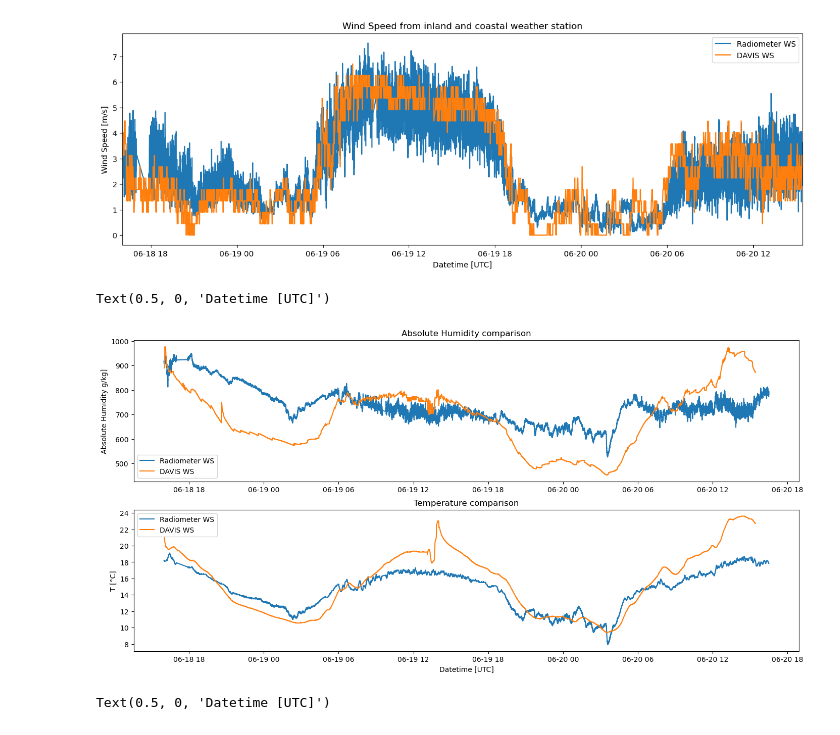
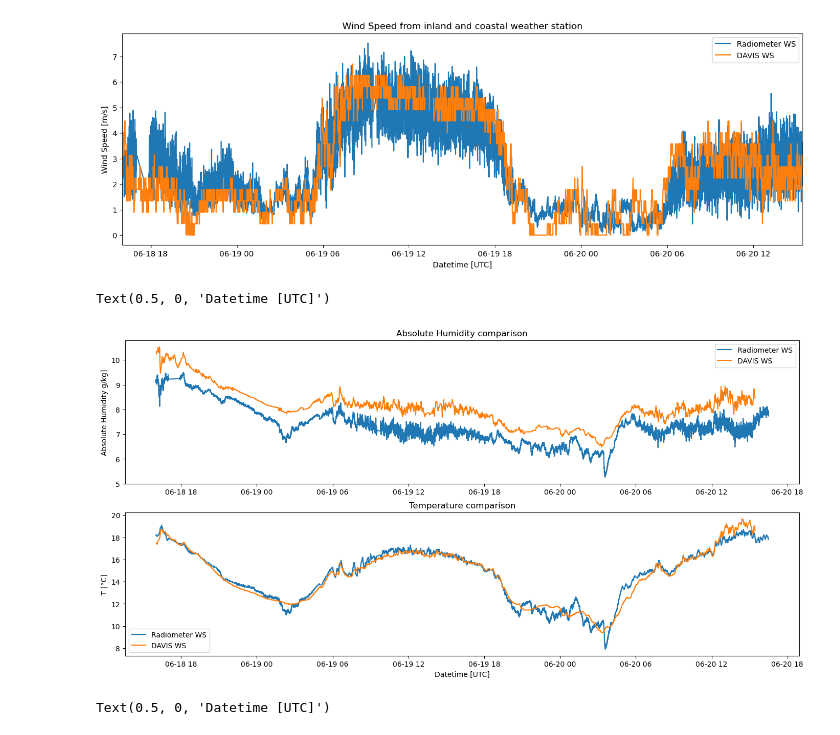
Before and after one commit to nefelita/Fieldwork, a Jupyter notebook: Nef.ipynb, the cells around one changed output. Cells and saved outputs as stored; diff of their text form; code cells hidden in the pictures.

Commit message:
abs humidity

```diff
--- a/Nef.ipynb
+++ b/Nef.ipynb
@@ -599,21 +599,21 @@ def qsat (P, T): #function to calculate saturation specific humidity
 # %%
 fig,(ax1,ax2) = plt.subplots(2,1,figsize=(17,8))
 
-ax1.plot(wstn_speeds.time, wstn_speeds.Surf_RH*qsat(wstn_speeds.Surf_P, wstn_speeds.Surf_T), label ='Radiometer WS')
-ax1.plot(DAVIS.time, DAVIS.inHumidity*qsat(DAVIS.barometer, DAVIS.inTemp+273.15), label='DAVIS WS')
+ax1.plot(wstn_speeds.time, wstn_speeds.Surf_RH*qsat(wstn_speeds.Surf_P, wstn_speeds.Surf_T)/100, label ='Radiometer WS')
+ax1.plot(DAVIS.time, DAVIS.outHumidity*qsat(DAVIS.barometer, DAVIS.outTemp+273.15)/100, label='DAVIS WS')
 ax1.set_ylabel('Absolute Humidity g/kg]')
 ax1.legend()
 ax1.set_title('Absolute Humidity comparison')
 
 ax2.plot(wstn_speeds.time, wstn_speeds.Surf_T-273.15, label ='Radiometer WS')
-ax2.plot(DAVIS.time, DAVIS.inTemp, label='DAVIS WS')
+ax2.plot(DAVIS.time, DAVIS.outTemp, label='DAVIS WS')
 ax2.set_ylabel('T [°C]')
 ax2.legend()
 ax2.set_title('Temperature comparison')
 ax2.set_xlabel('Datetime [UTC]')
 # %% [output]
 Text(0.5, 0, 'Datetime [UTC]')
-[figure, old version]
+[figure, new version]
 # %%
 plt.figure(figsize=(16,5))
 plt.plot(wstn_speeds.time, wstn_speeds.Surf_RH, label ='Radiometer WS')
```
